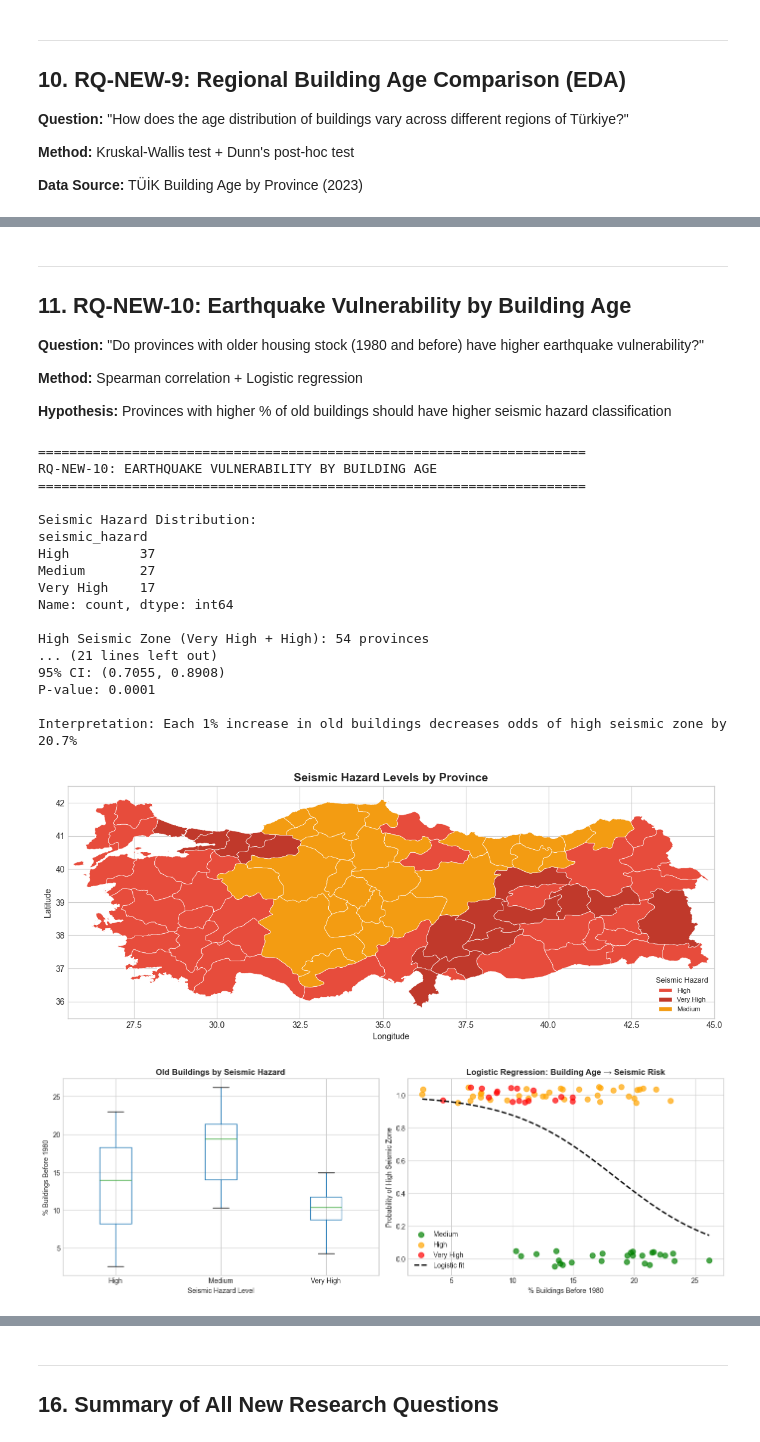
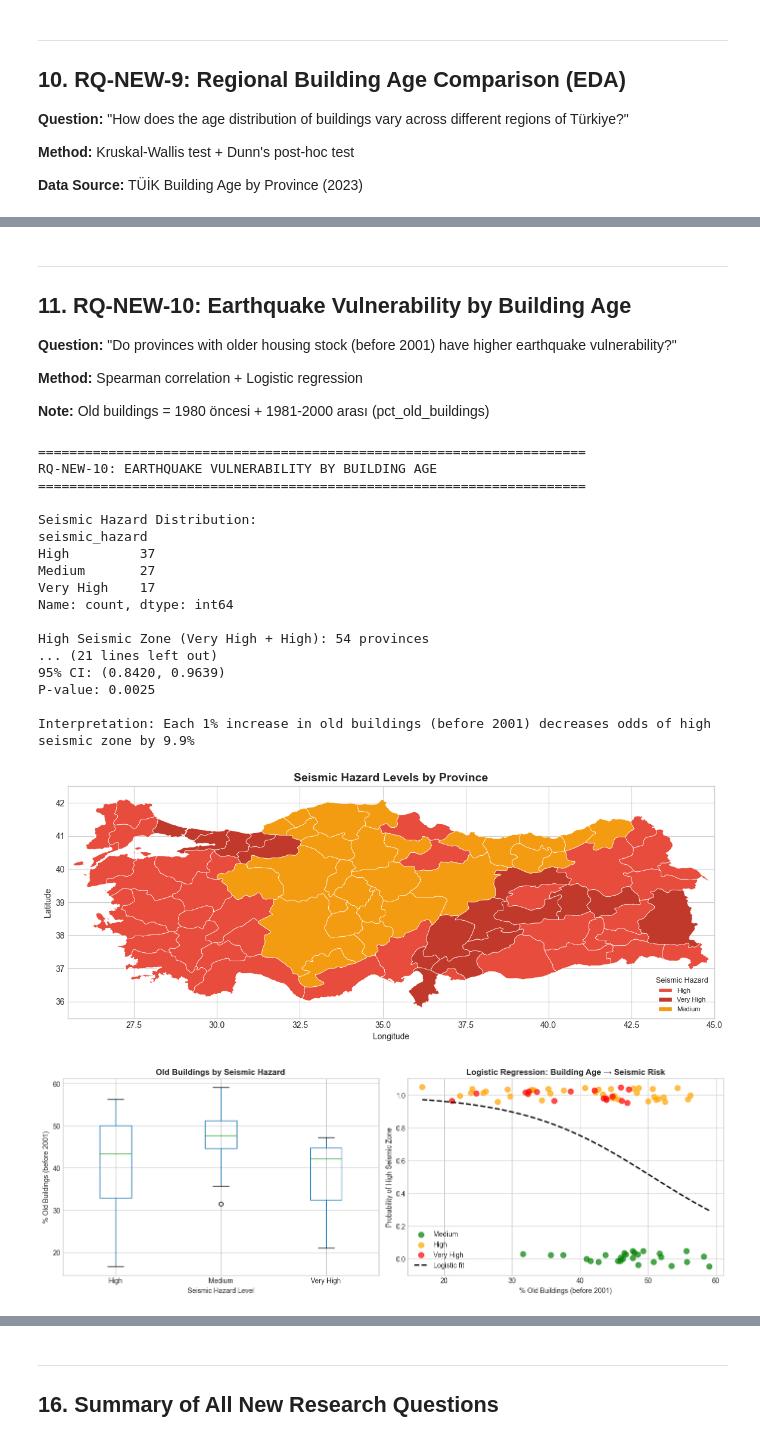
Before and after one commit to esenbora/stat495project, a Jupyter notebook: notebooks/17_new_research_questions.ipynb, the cells around one changed output, grey strips where cells are left out. Drawn from its saved outputs; the diff is of its cells as text; code cells hidden in the pictures.

```diff
--- a/notebooks/17_new_research_questions.ipynb
+++ b/notebooks/17_new_research_questions.ipynb
@@ -893,15 +1107,18 @@ Ege                 17.00   2.83  13.96  21.78           4077235
 ---
 ## 11. RQ-NEW-10: Earthquake Vulnerability by Building Age
 
-**Question:** "Do provinces with older housing stock (1980 and before) have higher earthquake vulnerability?"
+**Question:** "Do provinces with older housing stock (before 2001) have higher earthquake vulnerability?"
 
 **Method:** Spearman correlation + Logistic regression
 
-**Hypothesis:** Provinces with higher % of old buildings should have higher seismic hazard classification
+**Note:** Old buildings = 1980 öncesi + 1981-2000 arası (pct_old_buildings)
 # %%
 print('='*70)
 print('RQ-NEW-10: EARTHQUAKE VULNERABILITY BY BUILDING AGE')
 print('='*70)
+
+# Reload building data (with updated old/new categories from RQ-NEW-9)
+building_df = pd.read_csv(os.path.join(DATA_PROCESSED, 'building_age_processed.csv'))
 
 # Create high seismic hazard indicator (Very High OR High)
 building_df['high_seismic'] = building_df['seismic_hazard'].isin(['Very High', 'High']).astype(int)
@@ -910,9 +1127,9 @@ print(f"\nSeismic Hazard Distribution:")
 print(building_df['seismic_hazard'].value_counts())
 print(f"\nHigh Seismic Zone (Very High + High): {building_df['high_seismic'].sum()} provinces")
 
-# Descriptive stats by seismic hazard
-print("\n--- % Old Buildings by Seismic Hazard Level ---")
-hazard_stats = building_df.groupby('seismic_hazard')['pct_before_1980'].agg(['count', 'mean', 'std', 'median'])
+# Descriptive stats by seismic hazard (using new pct_old_buildings)
+print("\n--- % Old Buildings (before 2001) by Seismic Hazard Level ---")
+hazard_stats = building_df.groupby('seismic_hazard')['pct_old_buildings'].agg(['count', 'mean', 'std', 'median'])
 print(hazard_stats.round(2))
 
 # Spearman correlation
@@ -920,33 +1137,33 @@ print(hazard_stats.round(2))
 hazard_order = {'Medium': 1, 'High': 2, 'Very High': 3}
 building_df['seismic_hazard_ord'] = building_df['seismic_hazard'].map(hazard_order)
 
-rho, p_spearman = stats.spearmanr(building_df['pct_before_1980'], building_df['seismic_hazard_ord'])
+rho, p_spearman = stats.spearmanr(building_df['pct_old_buildings'], building_df['seismic_hazard_ord'])
 print(f"\n--- Spearman Correlation ---")
 print(f"Spearman rho: {rho:.4f}")
 print(f"P-value: {p_spearman:.4f}")
 
-# Logistic Regression: high_seismic ~ pct_before_1980
+# Logistic Regression: high_seismic ~ pct_old_buildings
 print("\n--- Logistic Regression: High Seismic ~ % Old Buildings ---")
-X = sm.add_constant(building_df[['pct_before_1980']])
+X = sm.add_constant(building_df[['pct_old_buildings']])
 y = building_df['high_seismic']
 
 logit_model = sm.Logit(y, X).fit(disp=0)
 print(logit_model.summary().tables[1])
 
 # Odds ratio
-odds_ratio = np.exp(logit_model.params['pct_before_1980'])
-ci = np.exp(logit_model.conf_int().loc['pct_before_1980'])
+odds_ratio = np.exp(logit_model.params['pct_old_buildings'])
+ci = np.exp(logit_model.conf_int().loc['pct_old_buildings'])
 print(f"\nOdds Ratio (per 1% increase in old buildings): {odds_ratio:.4f}")
 print(f"95% CI: ({ci[0]:.4f}, {ci[1]:.4f})")
-print(f"P-value: {logit_model.pvalues['pct_before_1980']:.4f}")
+print(f"P-value: {logit_model.pvalues['pct_old_buildings']:.4f}")
 
 # Interpretation
-if logit_model.pvalues['pct_before_1980'] < 0.05:
+if logit_model.pvalues['pct_old_buildings'] < 0.05:
     direction = "increases" if odds_ratio > 1 else "decreases"
-    print(f"\nInterpretation: Each 1% increase in old buildings {direction} odds of high seismic zone by {abs(odds_ratio-1)*100:.1f}%")
+    print(f"\nInterpretation: Each 1% increase in old buildings (before 2001) {direction} odds of high seismic zone by {abs(odds_ratio-1)*100:.1f}%")
 
 # Figure 1: Seismic hazard choropleth map
-from visualization import plot_province_categories, HAZARD_COLORS
+from visualization import plot_province_categories
 hazard_colors = {
     'Very High': '#c0392b',
     'High': '#e74c3c',
@@ -969,9 +1186,9 @@ fig, axes = plt.subplots(1, 2, figsize=(14, 5))
 
 # Box plot
 ax1 = axes[0]
-building_df.boxplot(column='pct_before_1980', by='seismic_hazard', ax=ax1)
+building_df.boxplot(column='pct_old_buildings', by='seismic_hazard', ax=ax1)
 ax1.set_xlabel('Seismic Hazard Level')
-ax1.set_ylabel('% Buildings Before 1980')
+ax1.set_ylabel('% Old Buildings (before 2001)')
 ax1.set_title('Old Buildings by Seismic Hazard', fontweight='bold')
 plt.suptitle('')
 
@@ -980,44 +1197,44 @@ ax2 = axes[1]
 colors = {'Medium': 'green', 'High': 'orange', 'Very High': 'red'}
 for hazard in ['Medium', 'High', 'Very High']:
     subset = building_df[building_df['seismic_hazard'] == hazard]
-    ax2.scatter(subset['pct_before_1980'], subset['high_seismic'] + np.random.uniform(-0.05, 0.05, len(subset)),
+    ax2.scatter(subset['pct_old_buildings'], subset['high_seismic'] + np.random.uniform(-0.05, 0.05, len(subset)),
                 c=colors[hazard], label=hazard, alpha=0.7, s=60)
 
 # Add logistic curve
-x_range = np.linspace(building_df['pct_before_1980'].min(), building_df['pct_before_1980'].max(), 100)
-X_pred = sm.add_constant(pd.DataFrame({'pct_before_1980': x_range}))
+x_range = np.linspace(building_df['pct_old_buildings'].min(), building_df['pct_old_buildings'].max(), 100)
+X_pred = sm.add_constant(pd.DataFrame({'pct_old_buildings': x_range}))
 y_pred = logit_model.predict(X_pred)
 ax2.plot(x_range, y_pred, 'k--', linewidth=2, label='Logistic fit')
 
-ax2.set_xlabel('% Buildings Before 1980')
+ax2.set_xlabel('% Old Buildings (before 2001)')
 ax2.set_ylabel('Probability of High Seismic Zone')
 ax2.set_title('Logistic Regression: Building Age → Seismic Risk', fontweight='bold')
 ax2.legend()
 ax2.set_ylim(-0.1, 1.1)
 
 plt.tight_layout()
 plt.savefig(os.path.join(OUTPUT_DIR, 'rq10_vulnerability_correlation.png'), dpi=300, bbox_inches='tight')
 plt.show()
 # %% [output]
 ======================================================================
 RQ-NEW-10: EARTHQUAKE VULNERABILITY BY BUILDING AGE
 ======================================================================
 
 Seismic Hazard Distribution:
 seismic_hazard
 High         37
 Medium       27
 Very High    17
 Name: count, dtype: int64
 
 High Seismic Zone (Very High + High): 54 provinces
 ... (21 lines left out)
-95% CI: (0.7055, 0.8908)
-P-value: 0.0001
+95% CI: (0.8420, 0.9639)
+P-value: 0.0025
 
-Interpretation: Each 1% increase in old buildings decreases odds of high seismic zone by 20.7%
+Interpretation: Each 1% increase in old buildings (before 2001) decreases odds of high seismic zone by 9.9%
 [figure]
-[figure, old version]
+[figure, new version]
 # %% [markdown]
 ---
 ## 12. RQ-NEW-11: Safety Risk Analysis (Old Buildings vs Seismic Hazard)
```
Also changed, not shown: parts of 17 cells of this notebook, 19 other files.
